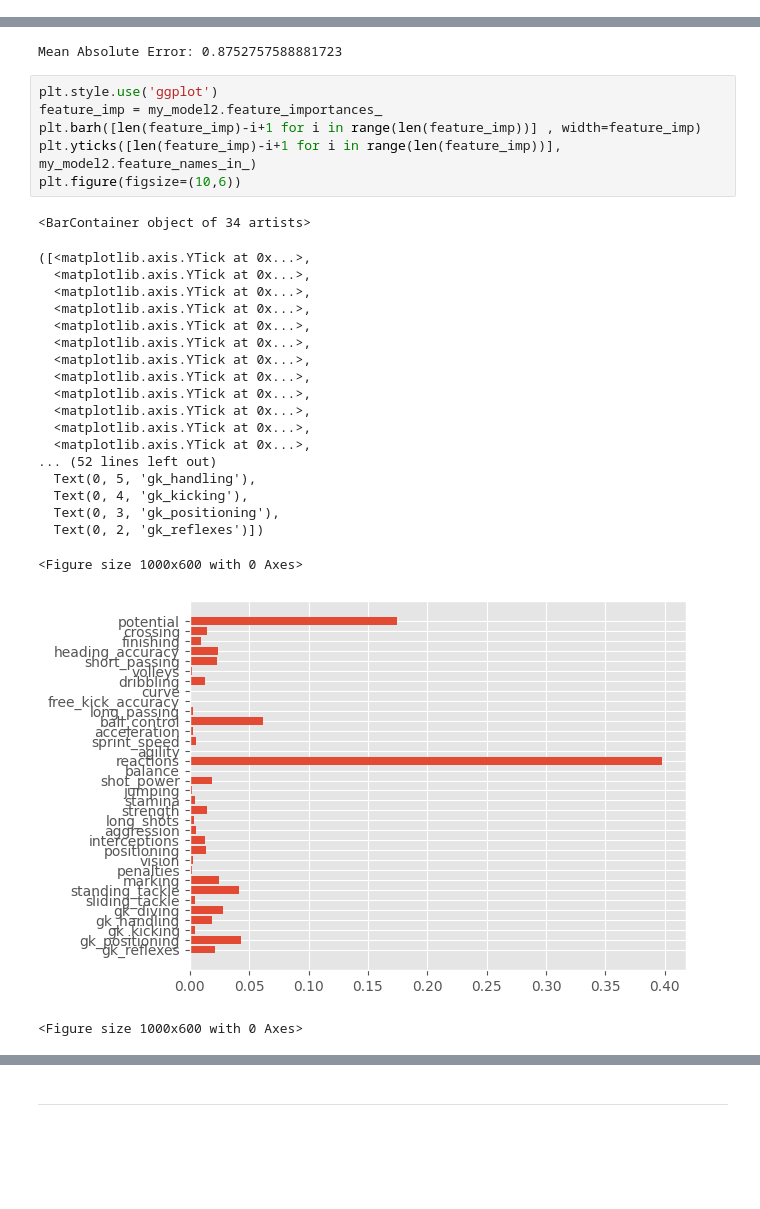
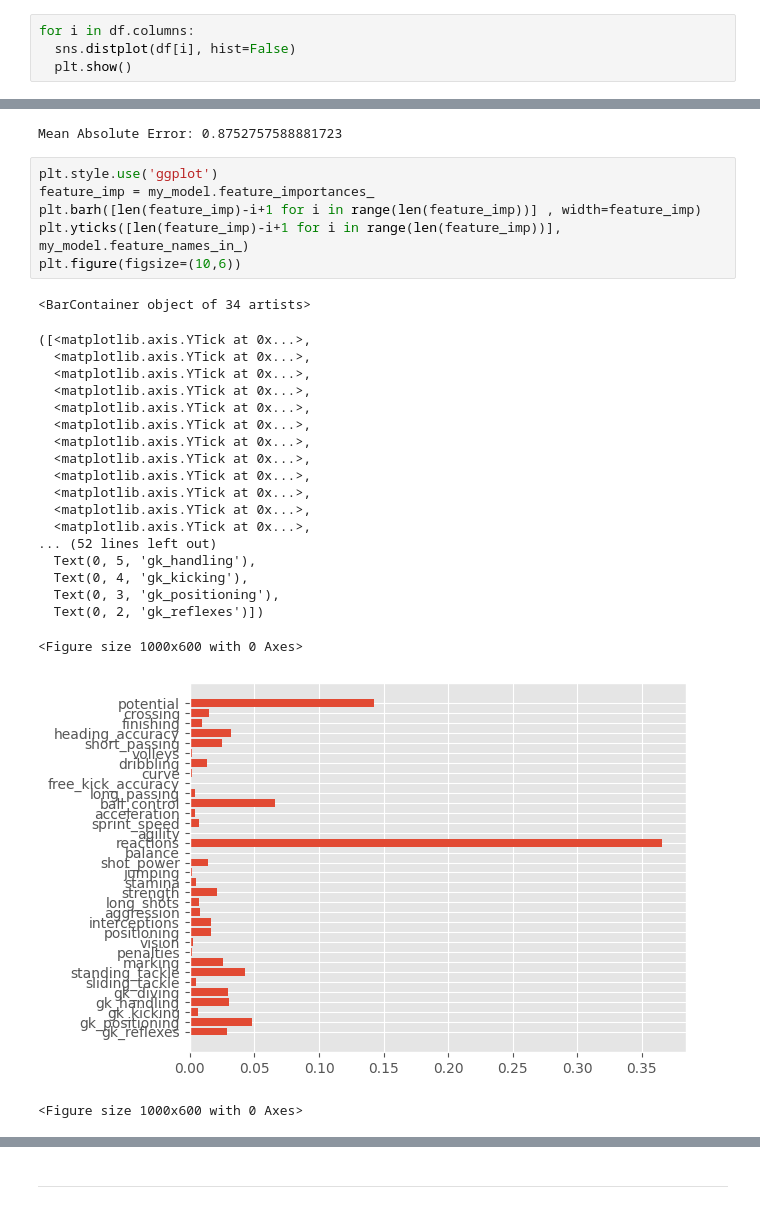
Before and after one commit to Rohiniv17/FORE, a Jupyter notebook: BDDA/MidTerm/BDDA_Project_1.ipynb, the cells around one changed output, grey strips where cells are left out. Drawn from its saved outputs; the diff is of its cells as text; blank space fills up the shorter version.

```diff
--- a/BDDA/MidTerm/BDDA_Project_1.ipynb
+++ b/BDDA/MidTerm/BDDA_Project_1.ipynb
@@ -95,3 +96,7 @@ Data columns (total 35 columns):
  34  gk_reflexes         183142 non-null  float64
 dtypes: float64(35)
 memory usage: 50.3 MB
+# %%
+for i in df.columns:
+  sns.distplot(df[i], hist=False)
+  plt.show()
@@ -272,29 +323,29 @@ print("Mean Absolute Error: " + str(mean_absolute_error(predictions, y_test)))
 Mean Absolute Error: 0.8752757588881723
 # %%
 plt.style.use('ggplot')
-feature_imp = my_model2.feature_importances_
+feature_imp = my_model.feature_importances_
 plt.barh([len(feature_imp)-i+1 for i in range(len(feature_imp))] , width=feature_imp)
-plt.yticks([len(feature_imp)-i+1 for i in range(len(feature_imp))], my_model2.feature_names_in_)
+plt.yticks([len(feature_imp)-i+1 for i in range(len(feature_imp))], my_model.feature_names_in_)
 plt.figure(figsize=(10,6))
 # %% [output]
 <BarContainer object of 34 artists>
 ([<matplotlib.axis.YTick at 0x...>,
   <matplotlib.axis.YTick at 0x...>,
   <matplotlib.axis.YTick at 0x...>,
   <matplotlib.axis.YTick at 0x...>,
   <matplotlib.axis.YTick at 0x...>,
   <matplotlib.axis.YTick at 0x...>,
   <matplotlib.axis.YTick at 0x...>,
   <matplotlib.axis.YTick at 0x...>,
   <matplotlib.axis.YTick at 0x...>,
   <matplotlib.axis.YTick at 0x...>,
   <matplotlib.axis.YTick at 0x...>,
   <matplotlib.axis.YTick at 0x...>,
 ... (52 lines left out)
   Text(0, 5, 'gk_handling'),
   Text(0, 4, 'gk_kicking'),
   Text(0, 3, 'gk_positioning'),
   Text(0, 2, 'gk_reflexes')])
 <Figure size 1000x600 with 0 Axes>
-[figure, old version]
+[figure, new version]
 <Figure size 1000x600 with 0 Axes>
```
Also changed, not shown: parts of 8 cells of this notebook.
